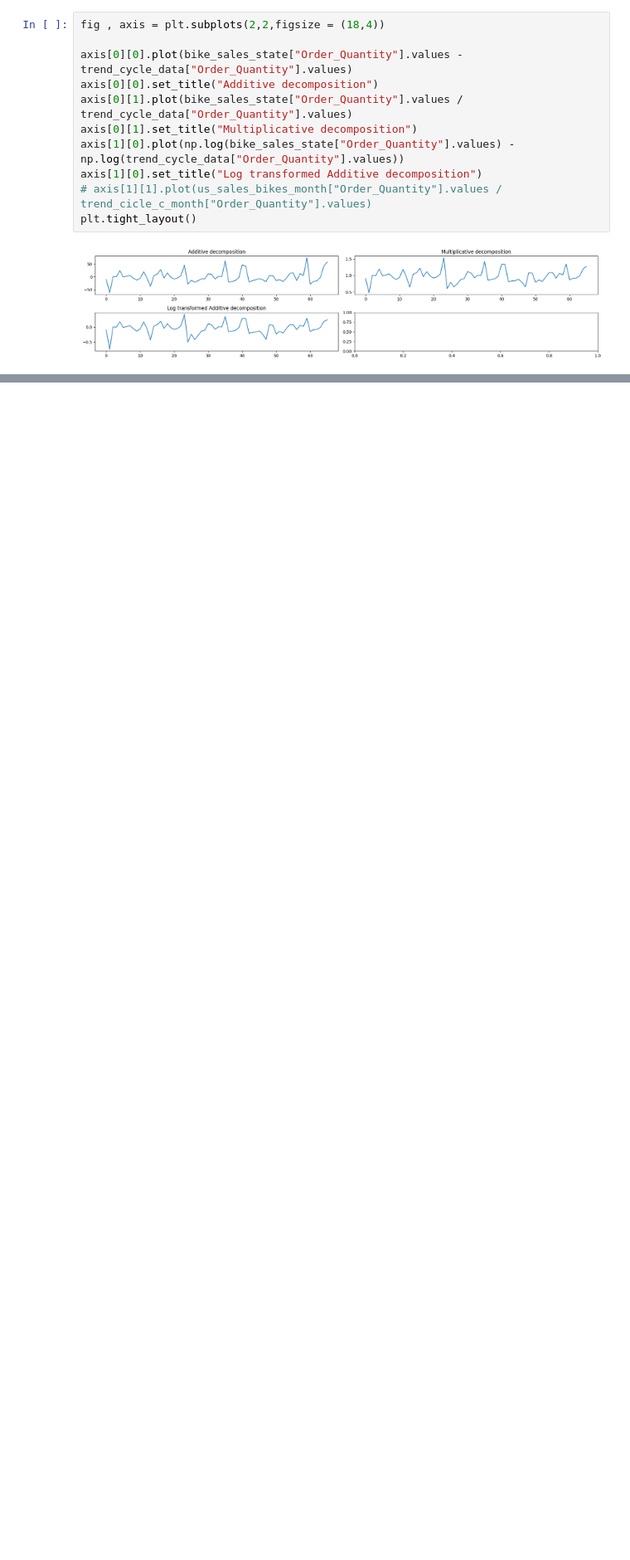
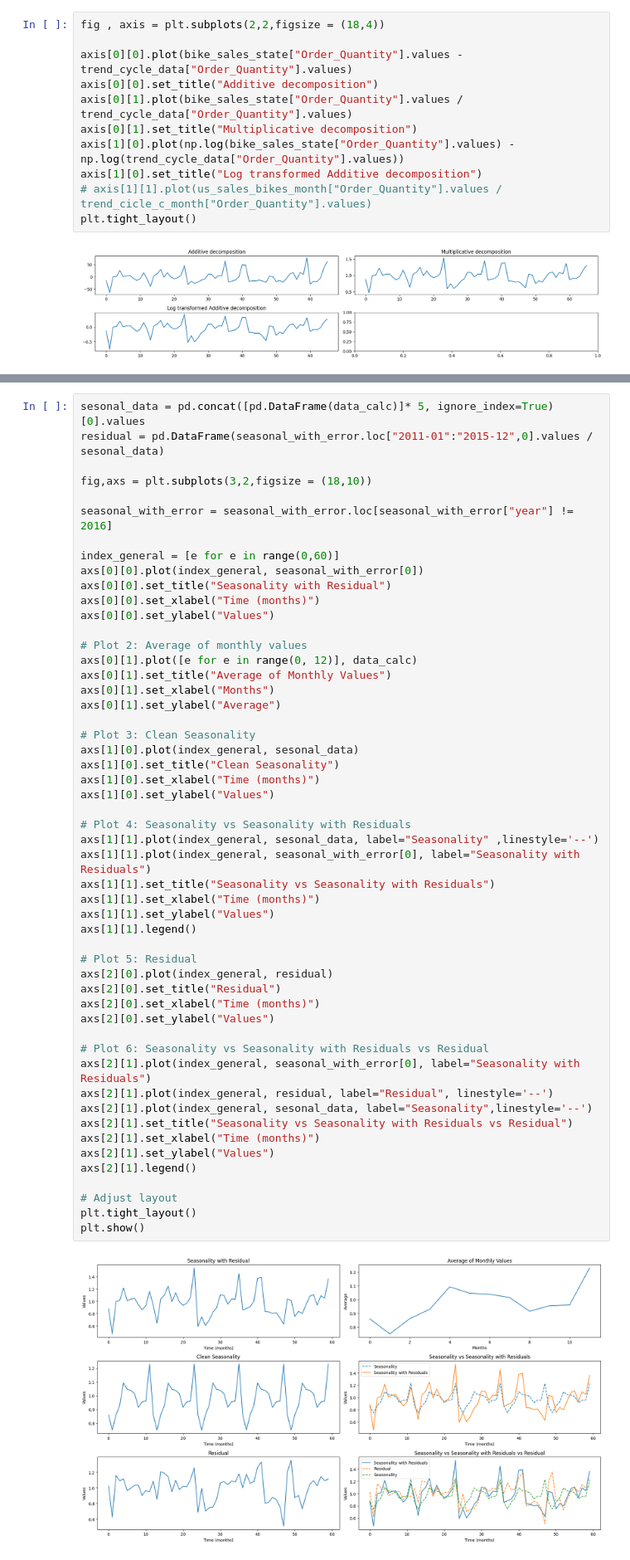
Before and after one commit to CaioMaxximus/Time_Series_Decomposition-bike_sales_america, a Jupyter notebook: time-series-decomposition-bike-sales-america.ipynb, the cells around one changed output, grey strips where cells are left out. Shown at 83% size. Saved outputs shown, nothing was run; the diff lists cells and outputs as text; blank space fills up the shorter version.

```diff
--- a/time-series-decomposition-bike-sales-america.ipynb
+++ b/time-series-decomposition-bike-sales-america.ipynb
@@ -261 +248,55 @@ plt.show()
+# %%
+sesonal_data = pd.concat([pd.DataFrame(data_calc)]* 5, ignore_index=True)[0].values
+residual = pd.DataFrame(seasonal_with_error.loc["2011-01":"2015-12",0].values / sesonal_data)
+
+fig,axs = plt.subplots(3,2,figsize = (18,10))
+
+seasonal_with_error = seasonal_with_error.loc[seasonal_with_error["year"] != 2016]
+
+index_general = [e for e in range(0,60)]
+axs[0][0].plot(index_general, seasonal_with_error[0])
+axs[0][0].set_title("Seasonality with Residual")
+axs[0][0].set_xlabel("Time (months)")
+axs[0][0].set_ylabel("Values")
+
+# Plot 2: Average of monthly values
+axs[0][1].plot([e for e in range(0, 12)], data_calc)
+axs[0][1].set_title("Average of Monthly Values")
+axs[0][1].set_xlabel("Months")
+axs[0][1].set_ylabel("Average")
+
+# Plot 3: Clean Seasonality
+axs[1][0].plot(index_general, sesonal_data)
+axs[1][0].set_title("Clean Seasonality")
+axs[1][0].set_xlabel("Time (months)")
+axs[1][0].set_ylabel("Values")
+
+# Plot 4: Seasonality vs Seasonality with Residuals
+axs[1][1].plot(index_general, sesonal_data, label="Seasonality" ,linestyle='--')
+axs[1][1].plot(index_general, seasonal_with_error[0], label="Seasonality with Residuals")
+axs[1][1].set_title("Seasonality vs Seasonality with Residuals")
+axs[1][1].set_xlabel("Time (months)")
+axs[1][1].set_ylabel("Values")
+axs[1][1].legend()
+
+# Plot 5: Residual
+axs[2][0].plot(index_general, residual)
+axs[2][0].set_title("Residual")
+axs[2][0].set_xlabel("Time (months)")
+axs[2][0].set_ylabel("Values")
+
+# Plot 6: Seasonality vs Seasonality with Residuals vs Residual
+axs[2][1].plot(index_general, seasonal_with_error[0], label="Seasonality with Residuals")
+axs[2][1].plot(index_general, residual, label="Residual", linestyle='--')
+axs[2][1].plot(index_general, sesonal_data, label="Seasonality",linestyle='--')
+axs[2][1].set_title("Seasonality vs Seasonality with Residuals vs Residual")
+axs[2][1].set_xlabel("Time (months)")
+axs[2][1].set_ylabel("Values")
+axs[2][1].legend()
+
+# Adjust layout
+plt.tight_layout()
+plt.show()
+# %% [output]
+[figure, added]
 # %% [markdown]
```
Also changed, not shown: parts of 10 cells of this notebook.
